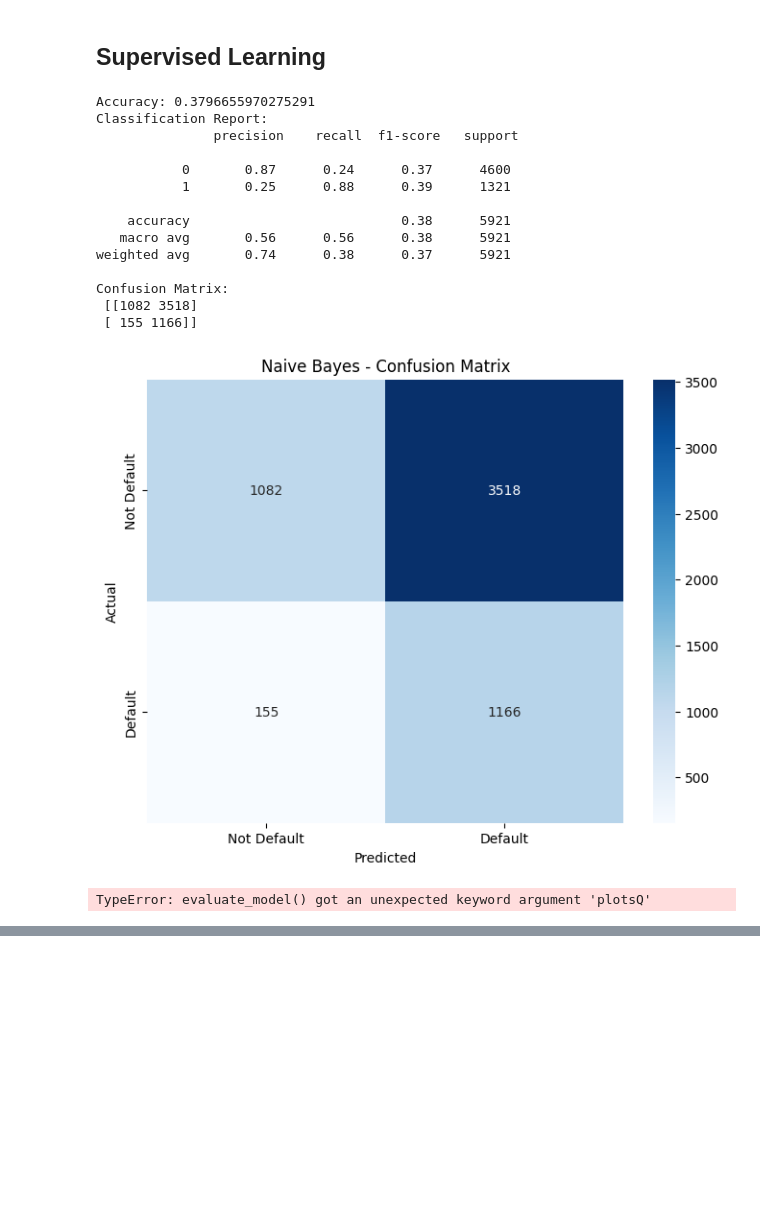
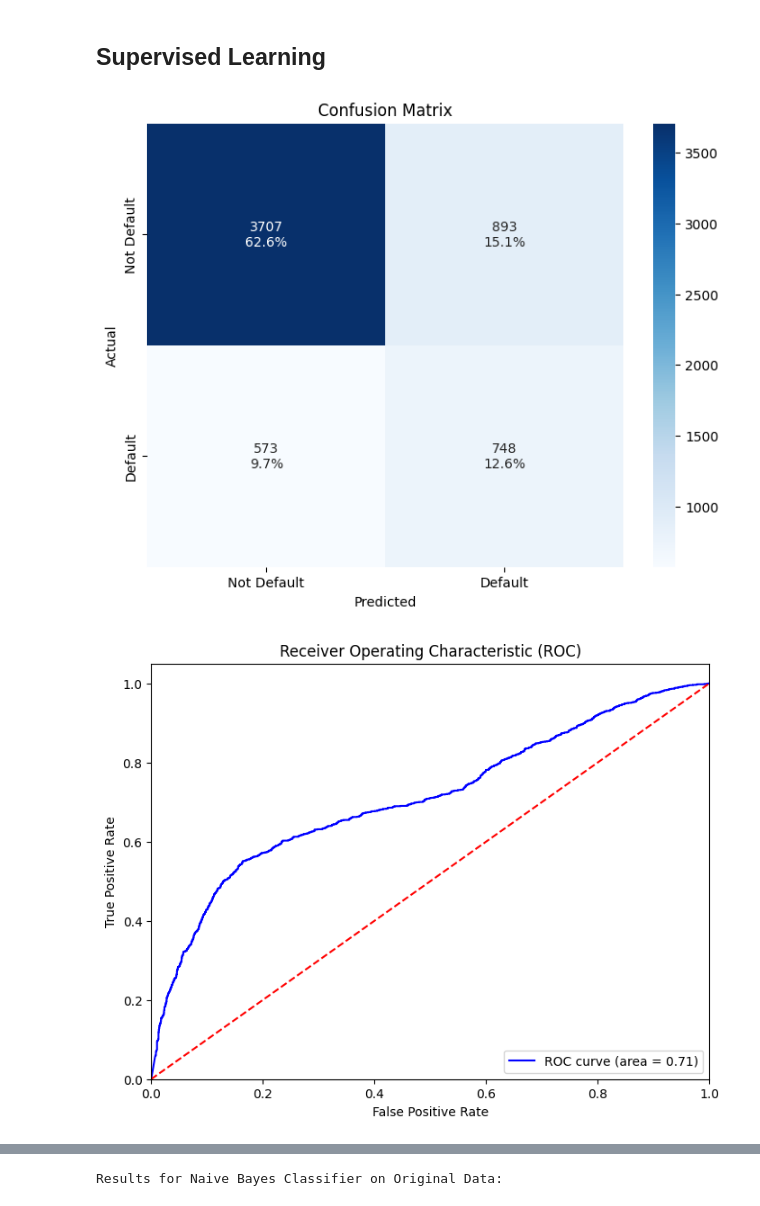
Before and after one commit to Roque97/DS-Project---Predicting-Default-of-Credit-Card-Clients-Taiwan-2005, a Jupyter notebook: notebooks/modeling.ipynb, the cells around one changed output, grey strips where cells are left out. Drawn from its saved outputs; the diff is of its cells as text; code cells hidden in the pictures; blank space fills up the shorter version.

```diff
--- a/notebooks/modeling.ipynb
+++ b/notebooks/modeling.ipynb
@@ -4,14 +4,18 @@ import pandas as pd
 import matplotlib.pyplot as plt
 import seaborn as sns
 from sklearn.naive_bayes import GaussianNB
-from sklearn.metrics import accuracy_score, classification_report, confusion_matrix, roc_curve, auc
 
 import sys
 sys.path.append('../')
-from src.models import evaluate_model
+from src.models import evaluate_model, DataSplitDict
+from src.preprocessing import set_types_encoded
 
-# Load and preprocess data (if not already done)
-X_train = pd.read_csv('../data/processed/original_X_train.csv')
-X_test = pd.read_csv('../data/processed/original_X_test.csv')
-y_train = pd.read_csv('../data/processed/original_y_train.csv')
-y_test = pd.read_csv('../data/processed/original_y_test.csv')
+# Load and preprocess data
+original_data = DataSplitDict(
+    X_train=set_types_encoded(pd.read_csv('../data/processed/original_X_train.csv')),
+    y_train=pd.read_csv('../data/processed/original_y_train.csv'),
+    X_test=set_types_encoded(pd.read_csv('../data/processed/original_X_test.csv')),
+    y_test=pd.read_csv('../data/processed/original_y_test.csv')
+)
+
+original_data['X_train'].dtypes
@@ -18,47 +40,10 @@ y_test = pd.read_csv('../data/processed/original_y_test.csv')
 # %% [markdown]
 ## Supervised Learning
-# %%
-# Initialize the Naive Bayes classifier
-nb = GaussianNB()
-
-# Fit the model
-nb.fit(X_train, y_train)
-
-# Predict on test set
-y_pred_nb = nb.predict(X_test)
-y_prob_nb = nb.predict_proba(X_test)[:, 1]
-
-# Basic evaluation
-print("Accuracy:", accuracy_score(y_test, y_pred_nb))
-print("Classification Report:\n", classification_report(y_test, y_pred_nb))
-print("Confusion Matrix:\n", confusion_matrix(y_test, y_pred_nb))
-
-# Plot confusion matrix
-plt.figure(figsize=(8, 6))
-sns.heatmap(confusion_matrix(y_test, y_pred_nb), annot=True, fmt='d', cmap='Blues',
-            xticklabels=['Not Default', 'Default'],
-            yticklabels=['Not Default', 'Default'])
-plt.xlabel('Predicted')
-plt.ylabel('Actual')
-plt.title('Naive Bayes - Confusion Matrix')
-plt.show()
-
-# Full evaluation using your custom function
-nb_results = evaluate_model(nb, X_test, y_test, plotsQ = True)
-# %% [output]
-Accuracy: 0.3796655970275291
-Classification Report:
-               precision    recall  f1-score   support
-
-           0       0.87      0.24      0.37      4600
-           1       0.25      0.88      0.39      1321
-
-    accuracy                           0.38      5921
-   macro avg       0.56      0.56      0.38      5921
-weighted avg       0.74      0.38      0.37      5921
-
-Confusion Matrix:
- [[1082 3518]
- [ 155 1166]]
-[figure, removed]
-TypeError: evaluate_model() got an unexpected keyword argument 'plotsQ'
+# %%
+from src.models import NaiveBayesClassifier
+
+results = NaiveBayesClassifier(original_data)
+print("Results for Naive Bayes Classifier on Original Data:")
+# %% [output]
+[figure, added]
+[figure, added]
@@ -64,0 +52 @@ TypeError: evaluate_model() got an unexpected keyword argument 'plotsQ'
+Results for Naive Bayes Classifier on Original Data:
```
Also changed, not shown: parts of 3 cells of this notebook, 12 other files.
